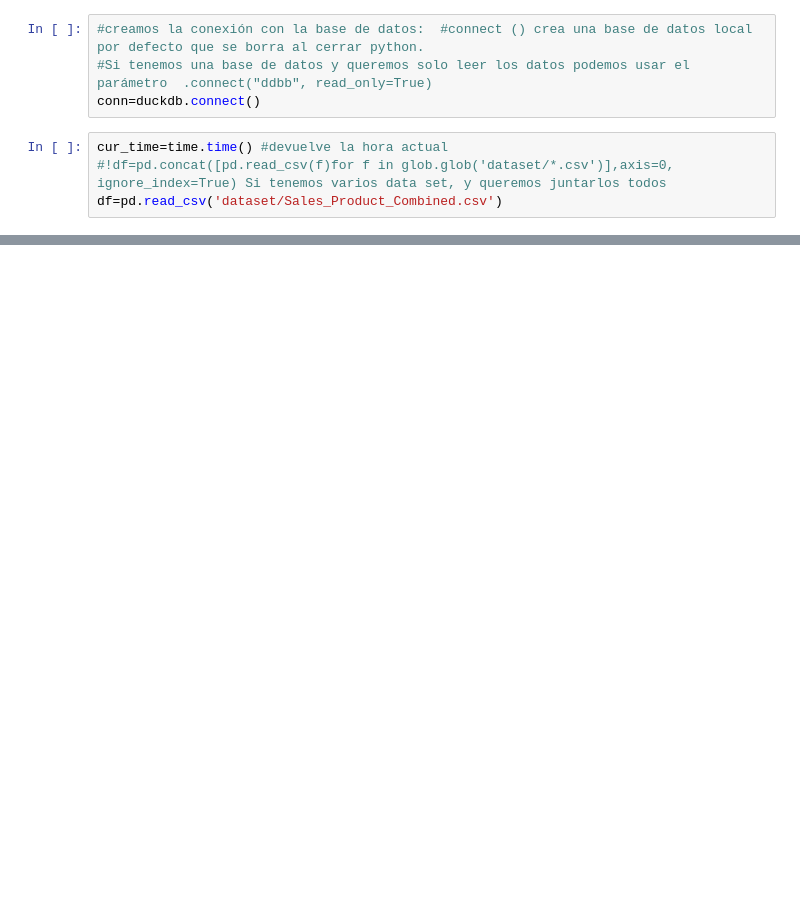
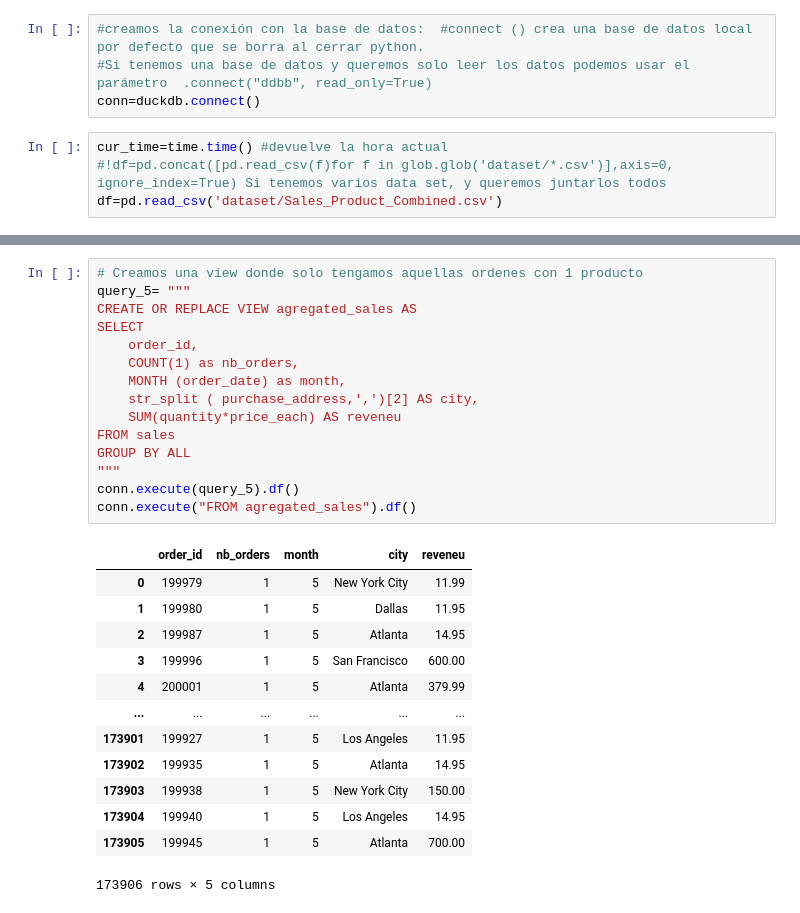
Before and after one commit to Margamtr/pruebas_duckdb, a Jupyter notebook: notebook.ipynb, the cells around one changed output, grey strips where cells are left out. Drawn from its saved outputs; the diff is of its cells as text; blank space fills up the shorter version.

```diff
--- a/notebook.ipynb
+++ b/notebook.ipynb
@@ -46,0 +161,29 @@ display(df)
+# %%
+# Creamos una view donde solo tengamos aquellas ordenes con 1 producto
+query_5= """
+CREATE OR REPLACE VIEW agregated_sales AS
+SELECT
+    order_id,
+    COUNT(1) as nb_orders,
+    MONTH (order_date) as month,
+    str_split ( purchase_address,',')[2] AS city,
+    SUM(quantity*price_each) AS reveneu
+FROM sales
+GROUP BY ALL
+"""
+conn.execute(query_5).df()
+conn.execute("FROM agregated_sales").df()
+# %% [output]
+|  | order_id | nb_orders | month | city | reveneu |
+| 0 | 199979 | 1 | 5 | New York City | 11.99 |
+| 1 | 199980 | 1 | 5 | Dallas | 11.95 |
+| 2 | 199987 | 1 | 5 | Atlanta | 14.95 |
+| 3 | 199996 | 1 | 5 | San Francisco | 600.00 |
+| 4 | 200001 | 1 | 5 | Atlanta | 379.99 |
+| ... | ... | ... | ... | ... | ... |
+| 173901 | 199927 | 1 | 5 | Los Angeles | 11.95 |
+| 173902 | 199935 | 1 | 5 | Atlanta | 14.95 |
+| 173903 | 199938 | 1 | 5 | New York City | 150.00 |
+| 173904 | 199940 | 1 | 5 | Los Angeles | 14.95 |
+| 173905 | 199945 | 1 | 5 | Atlanta | 700.00 |
+173906 rows × 5 columns
```
Also changed, not shown: parts of 14 cells of this notebook.
